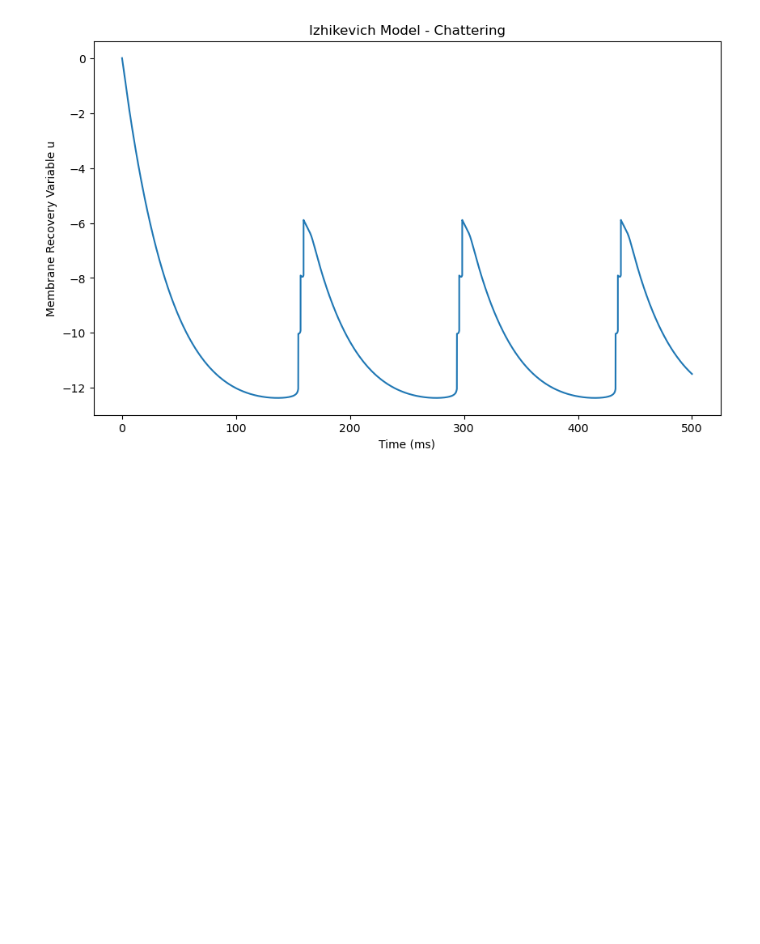
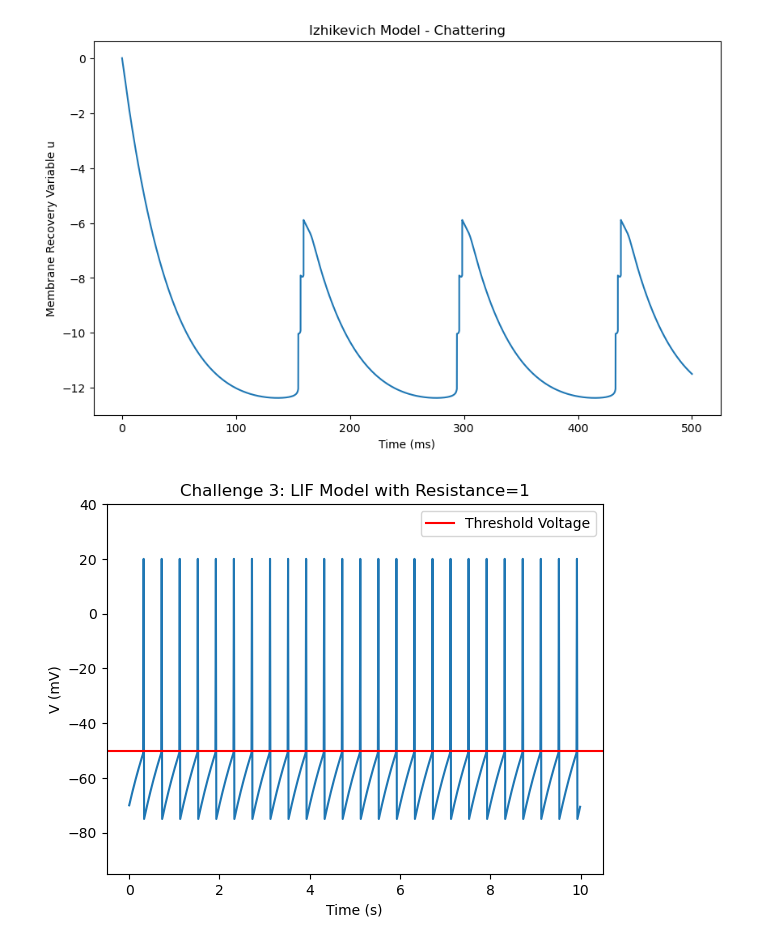
Before and after one commit to brittahn/CASMA665, a Jupyter notebook: Homeworks/AhnB_HW1-INF_CASMA665_F2024.ipynb, the cells around one changed output. Saved outputs shown, nothing was run; the diff lists cells and outputs as text; code cells hidden in the pictures; blank space fills up the shorter version.

```diff
--- a/Homeworks/AhnB_HW1-INF_CASMA665_F2024.ipynb
+++ b/Homeworks/AhnB_HW1-INF_CASMA665_F2024.ipynb
@@ -399,3 +399,41 @@ plt.show()
 # %% [output]
 [figure]
 [figure]
+# %%
+# Import libraries
+import numpy as np
+import matplotlib.pyplot as plt
+
+# Define constants
+C=1.0                   # capcitance
+I=1.0                   # current
+R=1.0
+dt=0.01                 # time step (s)
+Vth=-50               # threshold voltage
+Vreset=-75              # reset voltage
+V = np.zeros([1000,1])  # initialize voltage array; 1000 rows, 1 col
+V[0]=-70                # initial val of V
+Vap=20
+
+# Create voltage array with LIF model equation
+for i in range(0,999):
+    V[i+1] = (-(V[i]-(I*R))/(R*C))*dt + V[i]
+    if V[i+1]>=Vth:      # if voltage surpasses threshold, then spike and reset voltage.
+        V[i]=Vap
+        V[i+1]=Vreset    # reset voltage
+
+# Create an array of times
+t = np.arange(0, len(V))*dt
+
+# Plot
+plt.figure()
+plt.plot(t,V)
+plt.title("Challenge 3: LIF Model with Resistance=1")
+plt.xlabel('Time (s)')
+plt.ylabel('V (mV)')
+plt.axhline(y = Vth, color = 'r', linestyle = '-', label='Threshold Voltage') # threshold voltage
+legend = plt.legend(loc='upper right')
+plt.ylim(Vreset + (-20), Vap + 20)
+plt.show()
+# %% [output]
+[figure, added]
```
Also changed, not shown: parts of 1 cell of this notebook, 1 other file.
